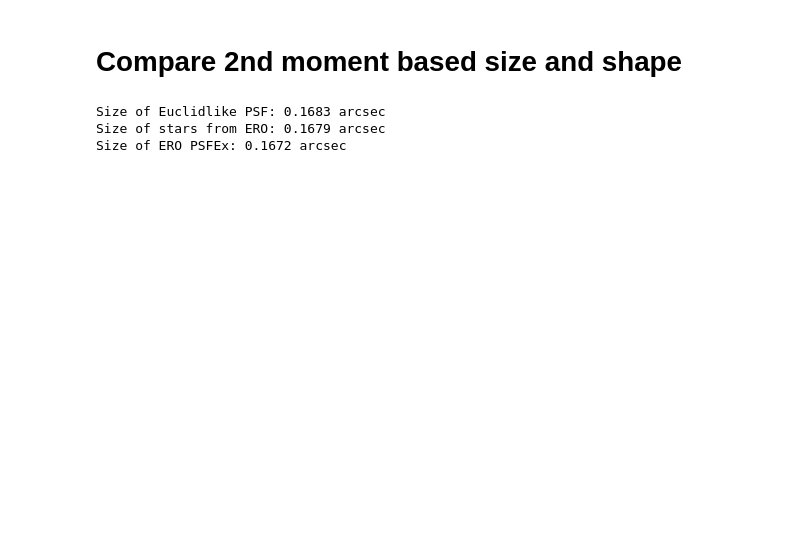
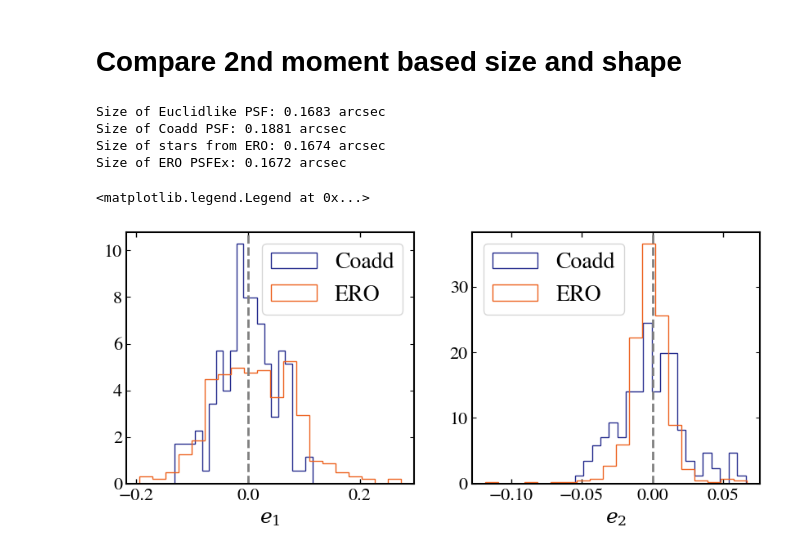
Before and after one commit to GalSim-developers/GalSim-Euclid-Like, a Jupyter notebook: validation/PSFModelTesting.ipynb, the cells around one changed output. Cells and saved outputs as stored; diff of their text form; code cells hidden in the pictures; blank space fills up the shorter version.

```diff
--- a/validation/PSFModelTesting.ipynb
+++ b/validation/PSFModelTesting.ipynb
@@ -229,17 +319,67 @@ Text(0.5, 1.0, 'mean axis=1')
 # Compare 2nd moment based size and shape
 # %%
 euclidlike_moments = galsim.hsm.FindAdaptiveMom(euclidlike_psf_image, use_sky_coords=True)
+coadd_moments = galsim.hsm.FindAdaptiveMom(
+    galsim.ImageF(coadd_star_mean, scale=euclidlike.pixel_scale), use_sky_coords=True
+)
 ero_psfex_moments = galsim.hsm.FindAdaptiveMom(ero_psf_image, use_sky_coords=True)
 ero_star_moments = galsim.hsm.FindAdaptiveMom(
-    galsim.ImageF(ero_star_mean, scale=euclidlike.pixel_scale), use_sky_coords=True, round_moments=True
+    galsim.ImageF(ero_star_mean, scale=euclidlike.pixel_scale), use_sky_coords=True
 )
 
 factor = 2.0 * np.sqrt(2.0 * np.log(2))
 
 print(f"Size of Euclidlike PSF: {euclidlike_moments.moments_sigma * factor:.4f} arcsec")
+print(f"Size of Coadd PSF: {coadd_moments.moments_sigma * factor:.4f} arcsec")
 print(f"Size of stars from ERO: {ero_star_moments.moments_sigma * factor:.4f} arcsec")
 print(f"Size of ERO PSFEx: {ero_psfex_moments.moments_sigma * factor:.4f} arcsec")
 # %% [output]
 Size of Euclidlike PSF: 0.1683 arcsec
-Size of stars from ERO: 0.1679 arcsec
+Size of Coadd PSF: 0.1881 arcsec
+Size of stars from ERO: 0.1674 arcsec
 Size of ERO PSFEx: 0.1672 arcsec
+# %%
+e1_coadd = []
+e2_coadd = []
+for i in range(coadd_stars.shape[0]):
+    moments = galsim.hsm.FindAdaptiveMom(
+        galsim.ImageF(coadd_stars[i], scale=euclidlike.pixel_scale), use_sky_coords=True, round_moments=True,
+        strict=False
+    )
+    if moments.error_message == "":
+        e1_coadd.append(moments.observed_shape.e1)
+        e2_coadd.append(moments.observed_shape.e2)
+
+e1_coadd = np.array(e1_coadd)
+e2_coadd = np.array(e2_coadd)
+# %%
+e1_ero = []
+e2_ero = []
+for i in range(ero_stars.shape[0]):
+    moments = galsim.hsm.FindAdaptiveMom(
+        galsim.ImageF(ero_stars[i], scale=euclidlike.pixel_scale), use_sky_coords=True, round_moments=True,
+        strict=False
+    )
+    if moments.error_message == "":
+        e1_ero.append(moments.observed_shape.e1)
+        e2_ero.append(moments.observed_shape.e2)
+
+e1_ero = np.array(e1_ero)
+e2_ero = np.array(e2_ero)
+# %%
+fig, axs = plt.subplots(ncols=2, figsize=(10, 4))
+
+axs[0].hist(e1_coadd, bins=20, histtype='step', label='Coadd', density=True)
+axs[0].hist(e1_ero, bins=20, histtype='step', label='ERO', density=True)
+axs[0].set_xlabel(r'$e_1$')
+axs[0].axvline(0, c='gray', ls='--')
+axs[0].legend()
+
+axs[1].hist(e2_coadd, bins=20, histtype='step', label='Coadd', density=True)
+axs[1].hist(e2_ero, bins=20, histtype='step', label='ERO', density=True)
+axs[1].set_xlabel(r'$e_2$')
+axs[1].axvline(0, c='gray', ls='--')
+axs[1].legend()
+# %% [output]
+<matplotlib.legend.Legend at 0x...>
+[figure, added]
```
Also changed, not shown: parts of 11 cells of this notebook.
